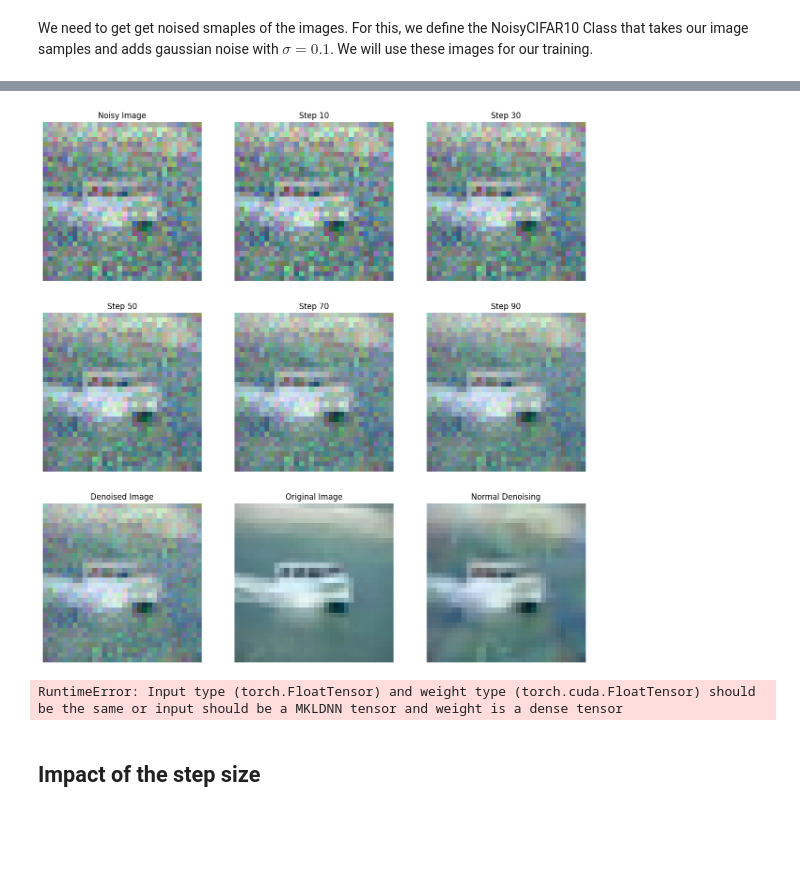
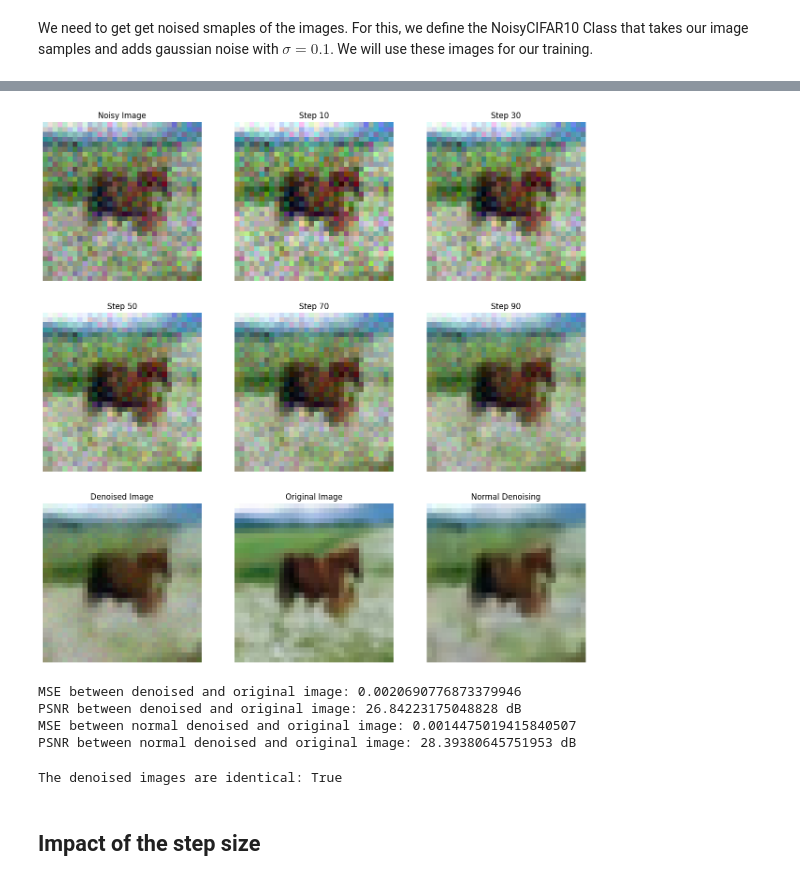
Before and after one commit to FabienSenequier/Projet-CompI, a Jupyter notebook: projet.ipynb, the cells around one changed output, grey strips where cells are left out. Cells and saved outputs as stored; diff of their text form; code cells hidden in the pictures; blank space fills up the shorter version.

```diff
--- a/projet.ipynb
+++ b/projet.ipynb
@@ -278,38 +278,61 @@ Epoch 50/50, Loss: 0.0016083773225545883
+# %%
+# Function to calculate MSE
+def calculate_mse(image1, image2):
+    return F.mse_loss(image1, image2).item()
+
+# Function to calculate PSNR
+def calculate_psnr(image1, image2, max_value=1.0):
+    mse = calculate_mse(image1, image2)
+    if mse == 0:
+        return float('inf')
+    return 20 * torch.log10(max_value / torch.sqrt(torch.tensor(mse)))
 # %%
-original_image, _ = next(iter(train_loader))
-original_image = original_image[0].unsqueeze(0).cuda()
+# original_image, _ = next(iter(train_loader))
+# original_image = original_image[0].unsqueeze(0).cuda()
 noisy_image = original_image + torch.randn_like(original_image) * 0.1
 
 # Specify intermediate steps to visualize
 intermediate_steps = [10, 30, 50, 70, 90]
-denoised_image, intermediate_images = denoise_image_score_based(noisy_image, model, step_size=0.0001, intermediate_steps=intermediate_steps)
+denoised_image, intermediate_images = denoise_image_score_based(noisy_image, model, num_steps=200, step_size=0.0001, intermediate_steps=intermediate_steps)
 
 # Calculate MSE
 # mse_value = calculate_mse(denoised_image, original_image)
 # print(f"MSE between denoised and original image: {mse_value}")
 
 denoised_image_test = denoise_image(noisy_image, model_normal)
 
 # Plot the images
 images_to_plot = [noisy_image.cpu()] + intermediate_images + [denoised_image.cpu()] + [original_image.cpu()] + [denoised_image_test.cpu()]
 titles = ["Noisy Image"] + [f"Step {step}" for step in intermediate_steps] + ["Denoised Image"] + ["Original Image"] + ["Normal Denoising"]
 plot_images(images_to_plot, titles)
+
+denoised_image = denoised_image.to(original_image.device)
+denoised_image_test = denoised_image_test.to(original_image.device)
+
+# Calculate MSE and PSNR for the denoised image
+mse_denoised = calculate_mse(denoised_image, original_image)
+psnr_denoised = calculate_psnr(denoised_image, original_image)
+
+# Calculate MSE and PSNR for the normal denoised image
+mse_denoised_test = calculate_mse(denoised_image_test, original_image)
+psnr_denoised_test = calculate_psnr(denoised_image_test, original_image)
+
+print(f"MSE between denoised and original image: {mse_denoised}")
+print(f"PSNR between denoised and original image: {psnr_denoised.item()} dB")
+
+print(f"MSE between normal denoised and original image: {mse_denoised_test}")
+print(f"PSNR between normal denoised and original image: {psnr_denoised_test.item()} dB")
 # %% [output]
-[figure, old version]
+[figure, new version]
+MSE between denoised and original image: 0.0020690776873379946
+PSNR between denoised and original image: 26.84223175048828 dB
+MSE between normal denoised and original image: 0.0014475019415840507
+PSNR between normal denoised and original image: 28.39380645751953 dB
-# %%
-denoised_image_np, intermediate_images = denoise_image_score_based(noisy_image_test, model, step_size=0.0001, intermediate_steps=intermediate_steps)
-denoised_image_np = denoised_image_np.cpu().numpy()
-clean_image_np = clean_image_test[0].unsqueeze(0).cpu().numpy()
-
-
-# Calculate MSE using NumPy
-mse_loss = np.mean((denoised_image_np - clean_image_np) ** 2)
-
-# Print the MSE loss
-print(f"MSE Loss: {mse_loss}")
-
-plot_images([noisy_image.cpu(), clean_image[0].cpu(), denoised_image.cpu()], ["Noisy Image", "Clean Image", "Denoised Image"])
-# %% [output]
-RuntimeError: Input type (torch.FloatTensor) and weight type (torch.cuda.FloatTensor) should be the same or input should be a MKLDNN tensor and weight is a dense tensor
+# %%
+# Check if the denoised images are identical
+are_identical = torch.allclose(denoised_image, denoised_image_test)
+print(f"The denoised images are identical: {are_identical}")
+# %% [output]
+The denoised images are identical: True
 # %% [markdown]
 ## Impact of the step size
```
Also changed, not shown: parts of 8 cells of this notebook.
